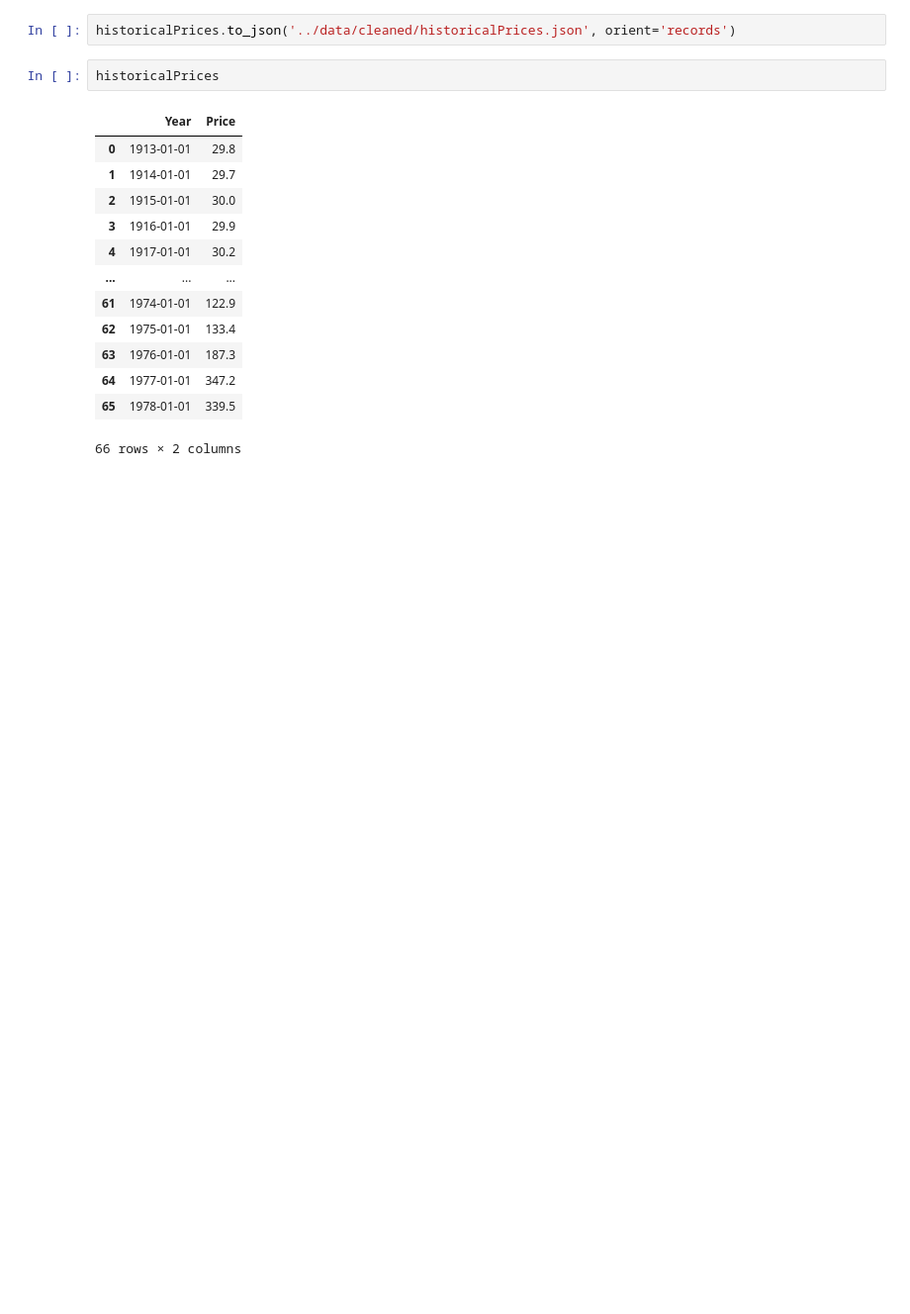
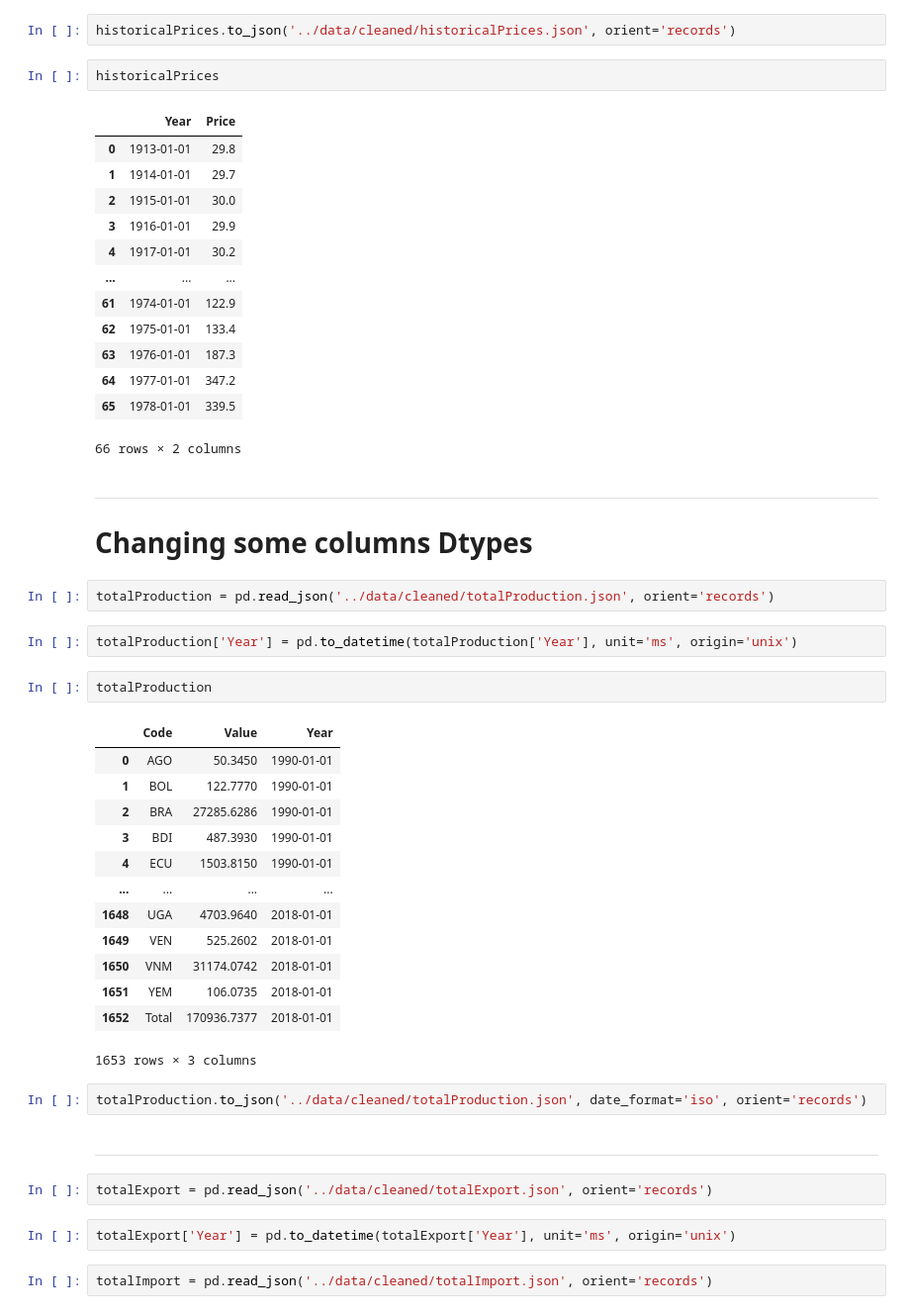
Before and after one commit to rockdonald2/coffeeCrisisViz, a Jupyter notebook: static/python/cleanData.ipynb, the cells around one changed output. Shown: that part at 99% size. Cells and saved outputs as stored; diff of their text form; blank space fills up the shorter version.

```diff
--- a/static/python/cleanData.ipynb
+++ b/static/python/cleanData.ipynb
@@ -503,3 +503,36 @@ historicalPrices
 | 64 | 1977-01-01 | 347.2 |
 | 65 | 1978-01-01 | 339.5 |
 66 rows × 2 columns
+# %% [markdown]
+---
+# Changing some columns Dtypes
+# %%
+totalProduction = pd.read_json('../data/cleaned/totalProduction.json', orient='records')
+# %%
+totalProduction['Year'] = pd.to_datetime(totalProduction['Year'], unit='ms', origin='unix')
+# %%
+totalProduction
+# %% [output]
+|  | Code | Value | Year |
+| 0 | AGO | 50.3450 | 1990-01-01 |
+| 1 | BOL | 122.7770 | 1990-01-01 |
+| 2 | BRA | 27285.6286 | 1990-01-01 |
+| 3 | BDI | 487.3930 | 1990-01-01 |
+| 4 | ECU | 1503.8150 | 1990-01-01 |
+| ... | ... | ... | ... |
+| 1648 | UGA | 4703.9640 | 2018-01-01 |
+| 1649 | VEN | 525.2602 | 2018-01-01 |
+| 1650 | VNM | 31174.0742 | 2018-01-01 |
+| 1651 | YEM | 106.0735 | 2018-01-01 |
+| 1652 | Total | 170936.7377 | 2018-01-01 |
+1653 rows × 3 columns
+# %%
+totalProduction.to_json('../data/cleaned/totalProduction.json', date_format='iso', orient='records')
+# %% [markdown]
+---
+# %%
+totalExport = pd.read_json('../data/cleaned/totalExport.json', orient='records')
+# %%
+totalExport['Year'] = pd.to_datetime(totalExport['Year'], unit='ms', origin='unix')
+# %%
+totalImport = pd.read_json('../data/cleaned/totalImport.json', orient='records')
```
Also changed, not shown: parts of 10 cells of this notebook, 46 other files.
